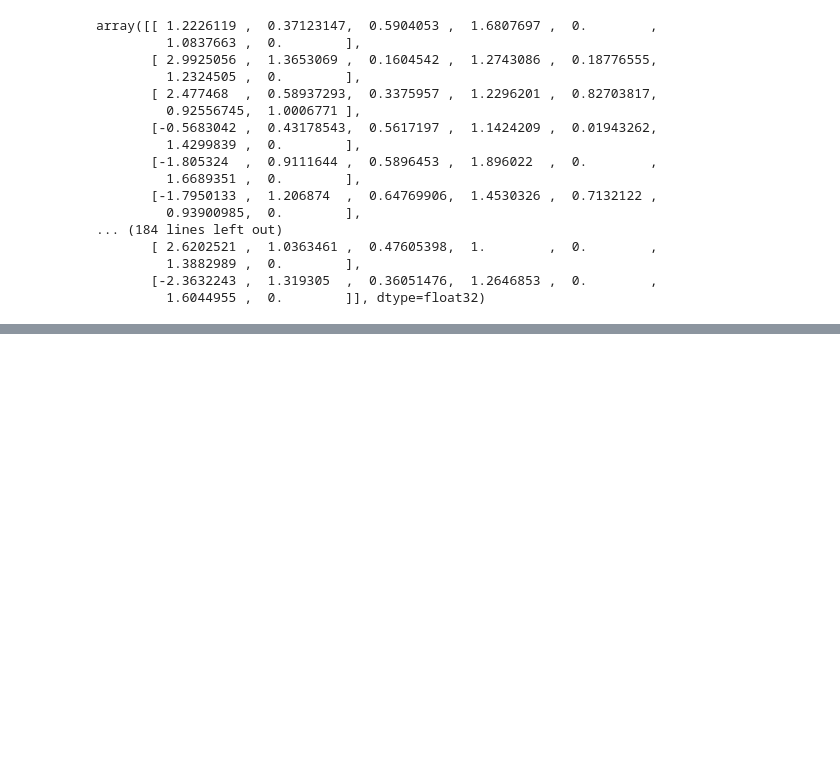
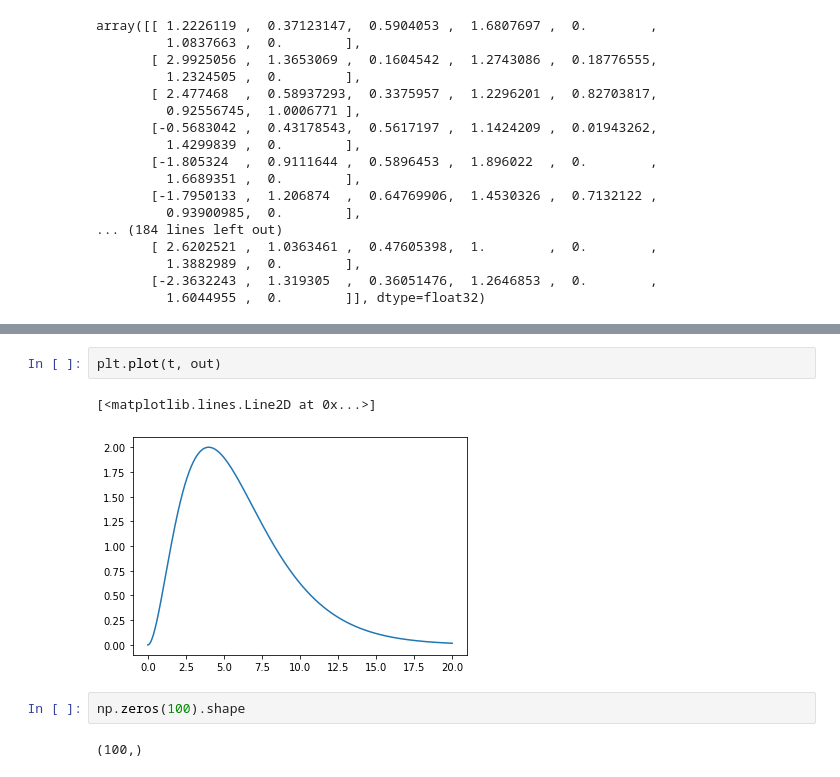
Before and after one commit to AlexanderFengler/ssm-simulators, a Jupyter notebook: basic_tutorial_tmp.ipynb, the cells around one changed output, grey strips where cells are left out. Cells and saved outputs as stored; diff of their text form; blank space fills up the shorter version.

```diff
--- a/basic_tutorial_tmp.ipynb
+++ b/basic_tutorial_tmp.ipynb
@@ -217,0 +238,9 @@ array([[ 1.2226119 ,  0.37123147,  0.5904053 ,  1.6807697 ,  0.        ,
+# %%
+plt.plot(t, out)
+# %% [output]
+[<matplotlib.lines.Line2D at 0x...>]
+[figure, added]
+# %%
+np.zeros(100).shape
+# %% [output]
+(100,)
```
Also changed, not shown: parts of 15 cells of this notebook, 9 other files.
